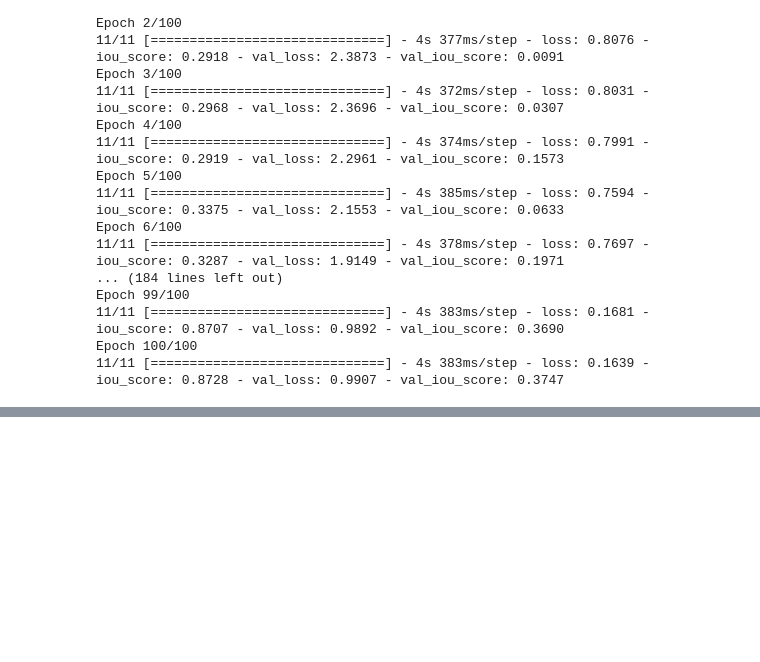
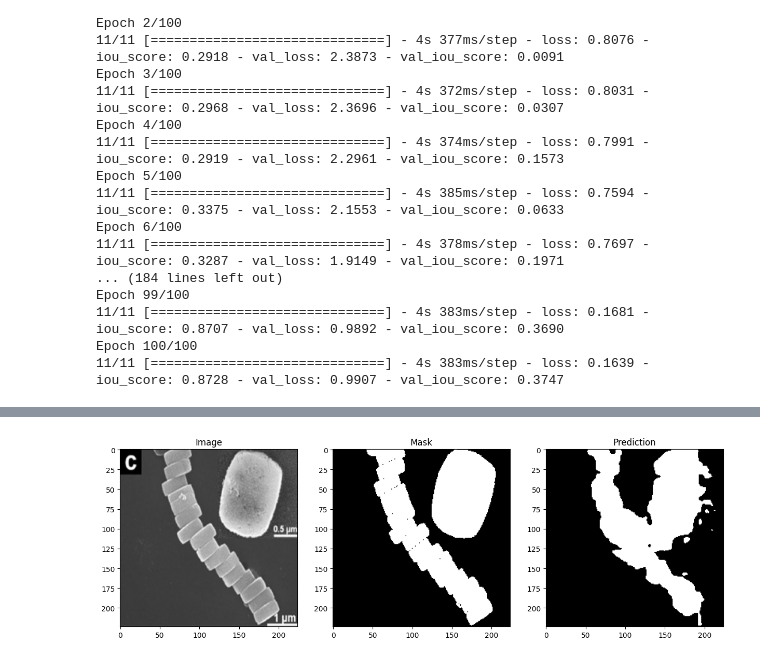
Before and after one commit to madcage1994/Grid-Search-on-AE, a Jupyter notebook: seg_test_emps.ipynb, the cells around one changed output, grey strips where cells are left out. Saved outputs shown, nothing was run; the diff lists cells and outputs as text; code cells hidden in the pictures; blank space fills up the shorter version.

```diff
--- a/seg_test_emps.ipynb
+++ b/seg_test_emps.ipynb
@@ -427,0 +507,14 @@ Epoch 100/100
+# %%
+fig, ax = plt.subplots(1,3, figsize = (15,10))
+ax[0].set_title('Image')
+ax[1].set_title('Mask')
+ax[2].set_title('Prediction')
+
+ax[0].imshow(x_test[5])
+ax[1].imshow(y_test[5], cmap = 'gray')
+res = prex[5].round()
+ax[2].imshow(np.squeeze(res), cmap = 'gray')
+
+plt.show()
+# %% [output]
+[figure, added]
```
Also changed, not shown: parts of 9 cells of this notebook, 3 other files.
